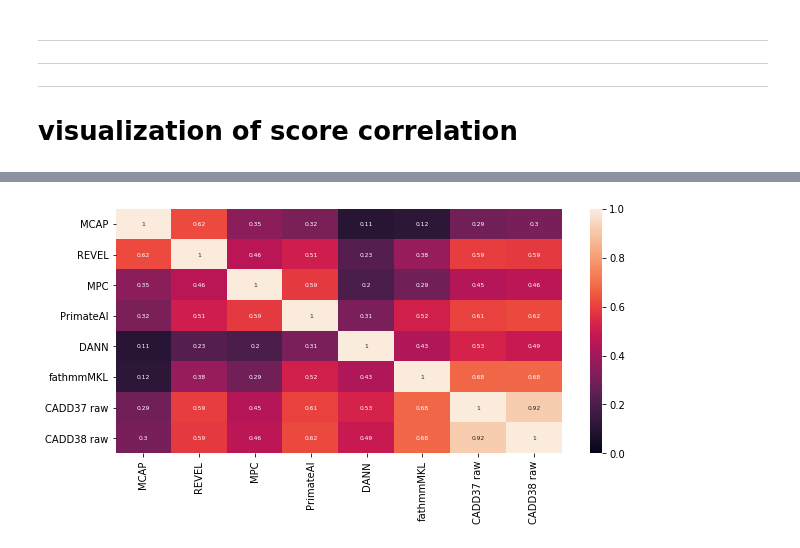
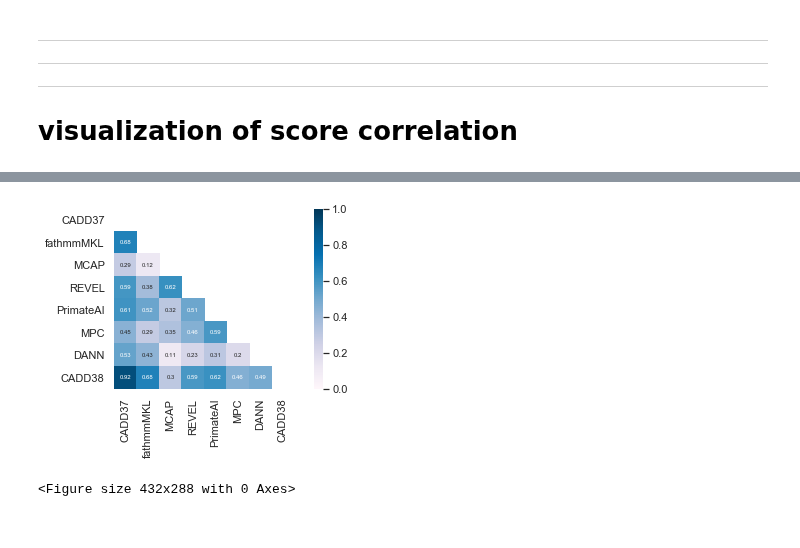
Before and after one commit to Mfpfox/MAPPING, a Jupyter notebook: Rfig_file_filter.ipynb, the cells around one changed output, grey strips where cells are left out. Saved outputs shown, nothing was run; the diff lists cells and outputs as text; code cells hidden in the pictures.

Commit message:
Rfig heatmap cys and lys specific versions

```diff
--- a/Rfig_file_filter.ipynb
+++ b/Rfig_file_filter.ipynb
@@ -1020,4 +1124,4 @@ meanresult.columns = ['MCAP mean','REVEL mean',
 # %%
 os.chdir("/Users/mariapalafox/Box Sync/CODE_DATA/dir_MAPpaper/CADDmapped/ALL_CONSEQUENCES/")
 
-combo = pd.read_csv("MERGE_COMBO_cadd38corrected_1327386.csv")
+combo = pd.read_csv("MERGE_COMBO_cadd38corrected_1327386.csv", low_memory=False)
@@ -1028,22 +1148,41 @@ comboplot = combo[['M-CAP_score','REVEL_score',
        'fathmm-MKL_coding_score', 'RawScore_hg19',
        'CADD38_raw', 'GROUP']].copy()
 
-comboplot.columns = ['MCAP','REVEL',
-       'MPC', 'PrimateAI', 'DANN',
-       'fathmmMKL', 'CADD37 raw',
-       'CADD38 raw', 'GROUP']
+# order by 37 group and 38 group
+colorder = ['RawScore_hg19', 'fathmm-MKL_coding_score',
+            'M-CAP_score','REVEL_score', 'PrimateAI_score', 'MPC_score',
+            'DANN_score', 'CADD38_raw', 'GROUP']
+
+# setting new col order
+comboplot = comboplot[colorder]
+
+comboplot.columns = ['CADD37', 'fathmmMKL',
+            'MCAP','REVEL', 'PrimateAI', 'MPC',
+            'DANN', 'CADD38', 'GROUP']
 # %%
-corrdet = comboplot.corr()
-plt.figure(figsize=(10, 6.8))
-sn.heatmap(corrdet, annot=True, annot_kws={"size": 6},vmin=0, vmax=1)
-plt.subplots_adjust(top=1, bottom=0.5)
-#ax.set_ylim(len(8)-0.5, -0.5)
-# fix for mpl bug that cuts off top/bottom of seaborn viz
-b, t = plt.ylim() # discover the values for bottom and top
-b += 0.5 # Add 0.5 to the bottom
-t -= 0.5 # Subtract 0.5 from the top
-plt.ylim(b, t) # update the ylim(bottom, top) values
+# all missense overlapping all cysteine and lysine (det and not)
+# CADD raw scores being used NOT PHRED
+
+#blues = sn.palplot(sn.light_palette((210, 90, 60), input="husl"))
+# GnBu_d
+# PuBuGn
+
+corr = comboplot.corr()
+mask = np.zeros_like(corr)
+mask[np.triu_indices_from(mask)] = True
+with sn.axes_style("white"):
+    f, ax = plt.subplots(figsize=(7, 5))
+    ax =sn.heatmap(corr, annot=True, annot_kws={"size": 6},vmin=0, vmax=1, mask=mask, square=True, cmap="PuBu")
+    plt.subplots_adjust(top=1, bottom=0.5)
+    #ax.set_ylim(len(8)-0.5, -0.5)
+    # fix for mpl bug that cuts off top/bottom of seaborn viz
+    b, t = plt.ylim() # discover the values for bottom and top
+    b += 0.5 # Add 0.5 to the bottom
+    t -= 0.5 # Subtract 0.5 from the top
+    plt.ylim(b, t) # update the ylim(bottom, top) values
 
 plt.show()
+plt.savefig('correlation_allmissense_detected_nondet_1327386.pdf', dpi=300, bbox_inches = "tight")
 # %% [output]
-[figure, old version]
+[figure, new version]
+<Figure size 432x288 with 0 Axes>
```
Also changed, not shown: parts of 16 cells of this notebook, 1 other file.
